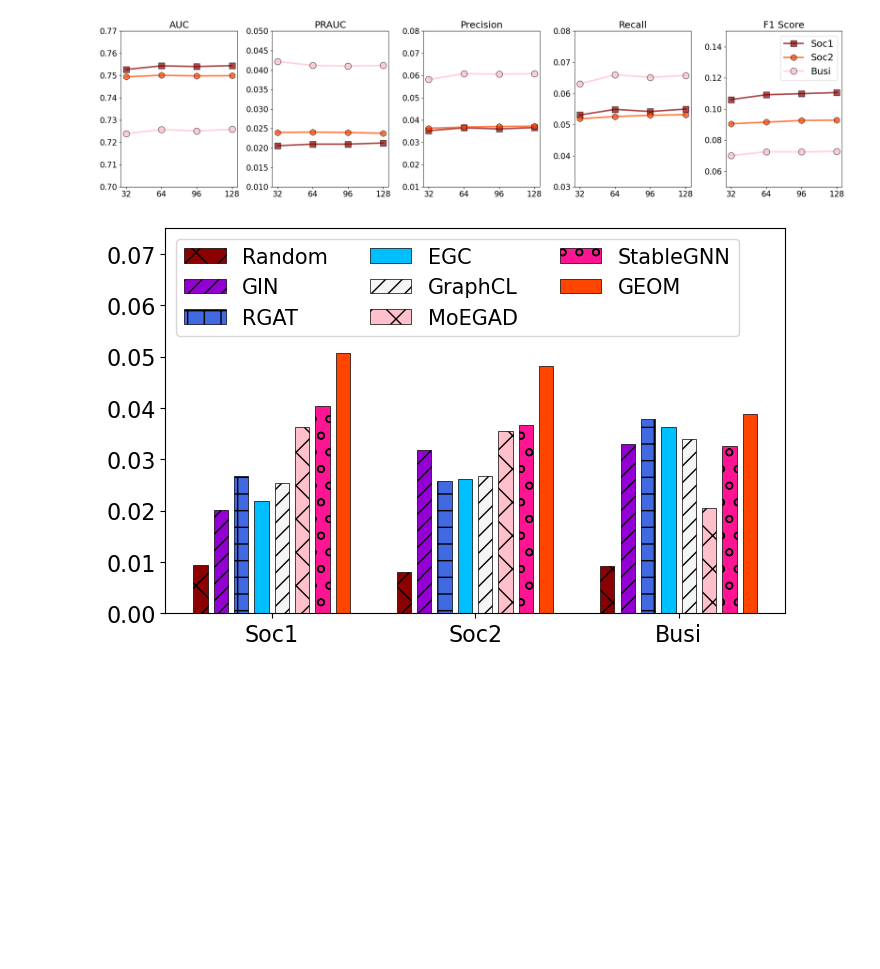
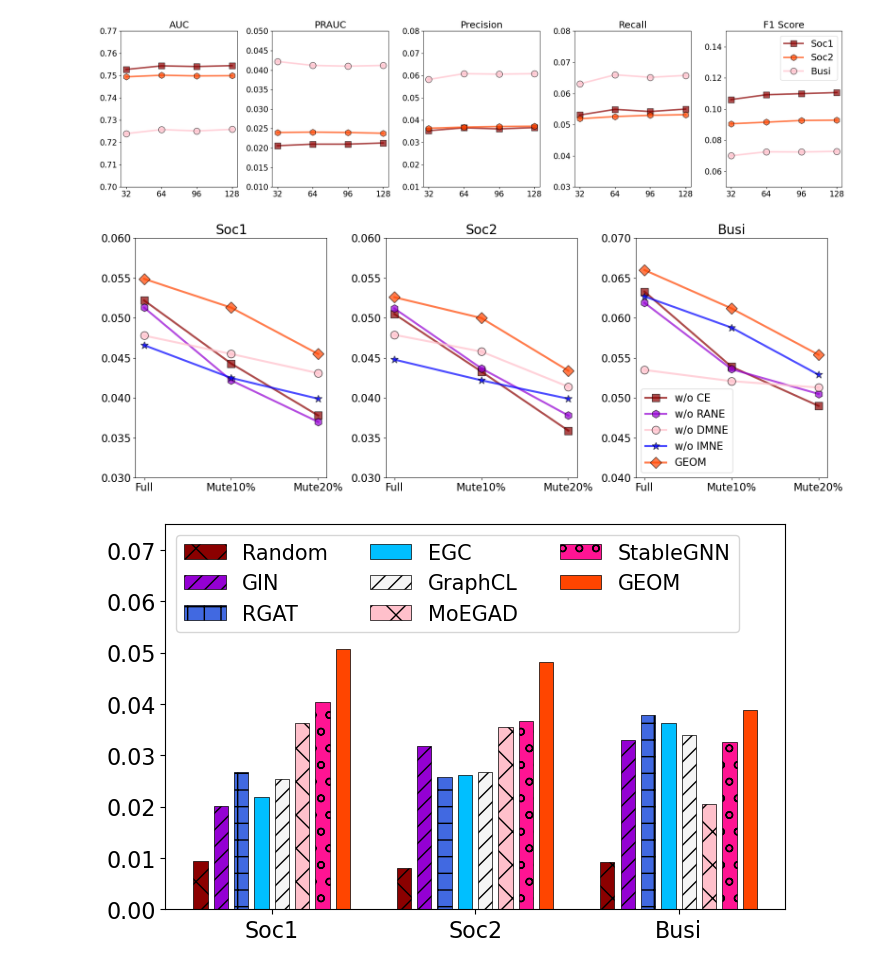
Before and after one commit to ZaccWu/GeoGNNGraphDetect, a Jupyter notebook: _visualize.ipynb, the cells around one changed output. Drawn from its saved outputs; the diff is of its cells as text; code cells hidden in the pictures; blank space fills up the shorter version.

Commit message:
update figure

```diff
--- a/_visualize.ipynb
+++ b/_visualize.ipynb
@@ -102,6 +102,49 @@ plt.savefig('sen_dim.jpg', dpi=500)
 plt.show()
 # %% [output]
 [figure]
+# %%
+# dim
+fd1_m1 = (0.0522, 0.0443, 0.0378 )
+fd1_m2 = (0.0513, 0.0422, 0.0370 )
+fd1_m3 = (0.0478, 0.0455, 0.0431 )
+fd1_m4 = (0.0466, 0.0425, 0.0399 )
+fd1_m5 = (0.0549, 0.0513, 0.0455 )
+
+fd2_m1 = (0.0505, 0.0433, 0.0359 )
+fd2_m2 = (0.0512, 0.0437, 0.0378 )
+fd2_m3 = (0.0479, 0.0458, 0.0414 )
+fd2_m4 = (0.0448, 0.0422, 0.0399 )
+fd2_m5 = (0.0526, 0.0500, 0.0434 )
+
+fd3_m1 = (0.0633, 0.0539, 0.0490 )
+fd3_m2 = (0.0619, 0.0536, 0.0505 )
+fd3_m3 = (0.0535, 0.0521, 0.0513 )
+fd3_m4 = (0.0627, 0.0588, 0.0529 )
+fd3_m5 = (0.0660, 0.0612, 0.0554 )
+
+def plot_dim(ax, res, ymax, ymin, title):
+    X = ('Full', 'Mute10%', 'Mute20%')
+    ax.errorbar(X, res[0], label='w/o CE', alpha=0.7, linewidth=3, marker='s', elinewidth=1.5, capsize=2, capthick=3, ms=12, mec='black', color='darkred')
+    ax.errorbar(X, res[1], label='w/o RANE', alpha=0.7, linewidth=3, marker='h', elinewidth=1.5, capsize=2, capthick=3, ms=12, mec='black', color='darkviolet')
+    ax.errorbar(X, res[2], label='w/o DMNE', alpha=0.7, linewidth=3, marker='o', elinewidth=1.5, capsize=2, capthick=3, ms=12, mec='black', color='pink')
+    ax.errorbar(X, res[3], label='w/o IMNE', alpha=0.7, linewidth=3, marker='*', elinewidth=1.5, capsize=2, capthick=3, ms=12, mec='black', color='blue')
+    ax.errorbar(X, res[4], label='GEOM', alpha=0.7, linewidth=3, marker='D', elinewidth=1.5, capsize=2, capthick=3, ms=12, mec='black', color='orangered')
+    ax.set_ylim(ymin, ymax)
+    ax.tick_params(labelsize=16)
+    ax.set_title(title, fontsize=20)
+
+
+fig, axes = plt.subplots(1, 3, figsize=(16,6))
+plot_dim(axes[0], [fd1_m1, fd1_m2, fd1_m3, fd1_m4, fd1_m5], ymax=0.06, ymin=0.03, title='Soc1')
+plot_dim(axes[1], [fd2_m1, fd2_m2, fd2_m3, fd2_m4, fd2_m5], ymax=0.06, ymin=0.03, title='Soc2')
+plot_dim(axes[2], [fd3_m1, fd3_m2, fd3_m3, fd3_m4, fd3_m5], ymax=0.07, ymin=0.04, title='Busi')
+axes[2].legend(fontsize=16)
+
+plt.tight_layout()   # 自动调整间距，防止重叠
+plt.savefig('mask_pre.jpg', dpi=500)
+plt.show()
+# %% [output]
+[figure, added]
 # %%
 ## recall 1
 yM1 = (0.0095, 0.0201, 0.0268, 0.0218, 0.0254, 0.0362, 0.0404, 0.0507 )
```
Also changed, not shown: 3 other files.
